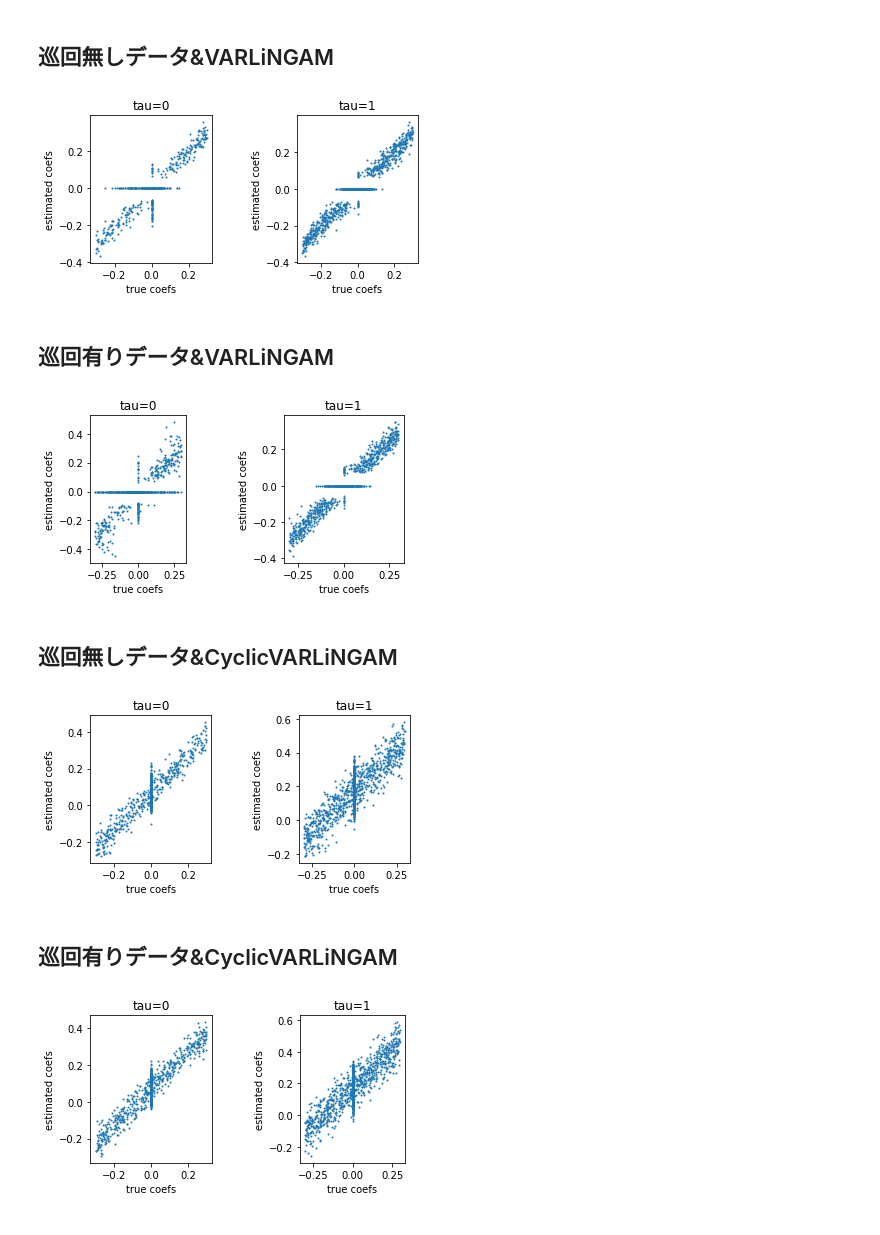
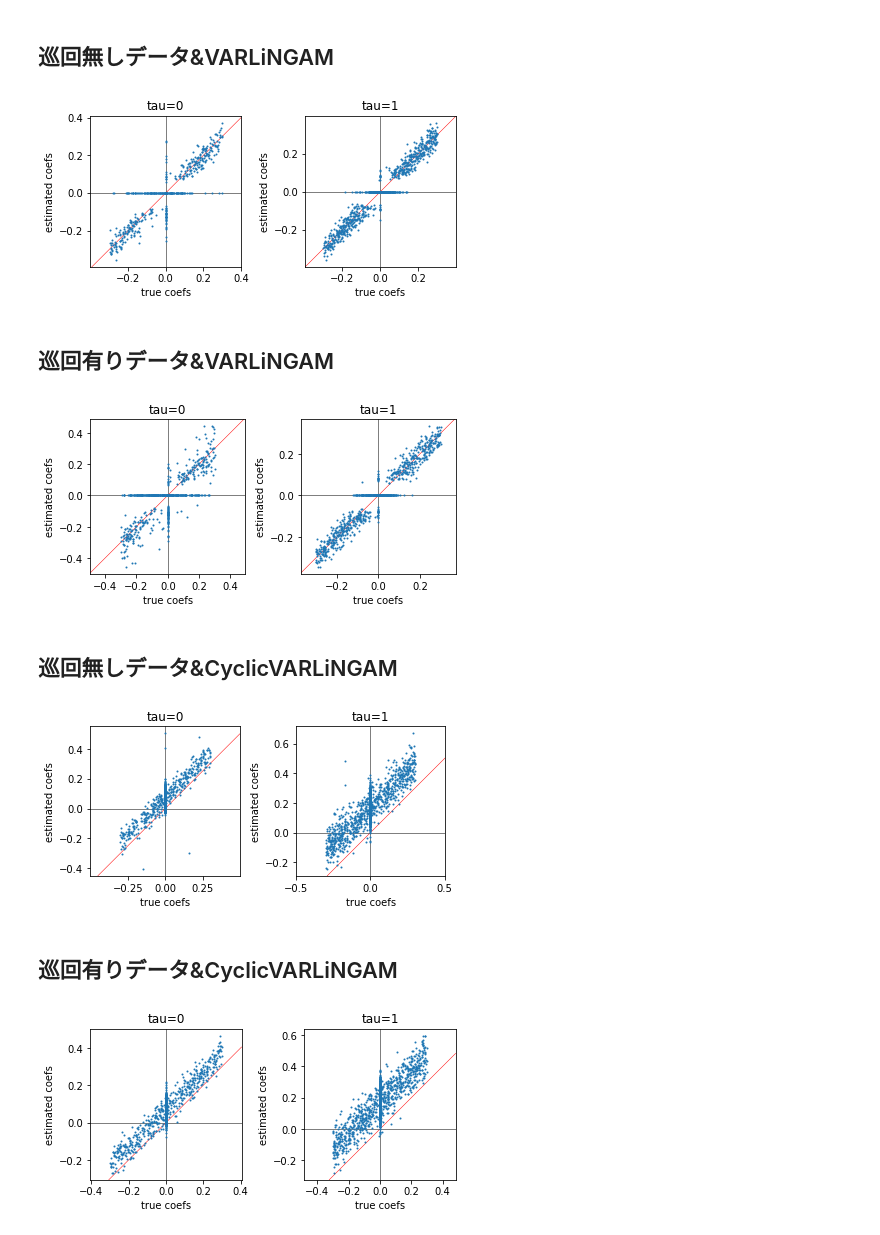
Before and after one commit to haraoka-screen/cdt15_lingd, a Jupyter notebook: examples/verification_program_cyclic_var_lingam.ipynb, the cells around one changed output. Cells and saved outputs as stored; diff of their text form; code cells hidden in the pictures.

Commit message:
Modify graph

```diff
--- a/examples/verification_program_cyclic_var_lingam.ipynb
+++ b/examples/verification_program_cyclic_var_lingam.ipynb
@@ -145,9 +145,18 @@ def _visualize(B_trues, B_ests, s=10):
     fig, axes = plt.subplots(1, taus, figsize=(taus * 3, 3))
 
     for tau in range(taus):
+        trues = B_trues[:, tau, :]
+        ests = B_ests[:, tau, :]
+
         ax = axes[tau]
-        ax.scatter(B_trues[:, tau, :], B_ests[:, tau, :], s=s)
+        ax.scatter(trues, ests, s=s)
+
+        ax.axvline(0, color="black", lw=0.5, zorder=0)
+        ax.axhline(0, color="black", lw=0.5, zorder=0)
+        ax.axline((0, 0), slope=1, color="red", lw=0.5, zorder=0)
+
         ax.set_aspect("equal", "box")
+        ax.set_box_aspect(1)
         ax.set_xlabel("true coefs")
         ax.set_ylabel("estimated coefs")
         ax.set_title(f"tau={tau}")
@@ -168,6 +177,7 @@ def test(constructor, n_trials=100, is_cyclic=False, is_shuffle=True):
         if np.isnan(X).sum().sum() > 0:
             raise ValueError("X has nans")
 
+        # XXX: CyclicVARLiNGAMはインスタンスを使い回すと問題が起きる。self._ar_coefsの使い回しが原因の様子。
         model = constructor()
         model.fit(X)
 
@@ -182,22 +192,22 @@ def test(constructor, n_trials=100, is_cyclic=False, is_shuffle=True):
 # %%
 test(lambda: VARLiNGAM())
 # %% [output]
-[figure, old version]
+[figure, new version]
 # %% [markdown]
 ## 巡回有りデータ&VARLiNGAM
 # %%
 test(lambda: VARLiNGAM(), is_cyclic=True)
 # %% [output]
-[figure, old version]
+[figure, new version]
 # %% [markdown]
 ## 巡回無しデータ&CyclicVARLiNGAM
 # %%
-test(lambda: CyclicVARLiNGAM(k=3), is_cyclic=False, is_shuffle=False)
+test(lambda: CyclicVARLiNGAM(k=3), is_cyclic=False)
 # %% [output]
-[figure, old version]
+[figure, new version]
 # %% [markdown]
 ## 巡回有りデータ&CyclicVARLiNGAM
 # %%
-test(lambda: CyclicVARLiNGAM(k=3), is_cyclic=True, is_shuffle=False)
+test(lambda: CyclicVARLiNGAM(k=3), is_cyclic=True)
 # %% [output]
-[figure, old version]
+[figure, new version]
```
Also changed, not shown: 1 other file.
